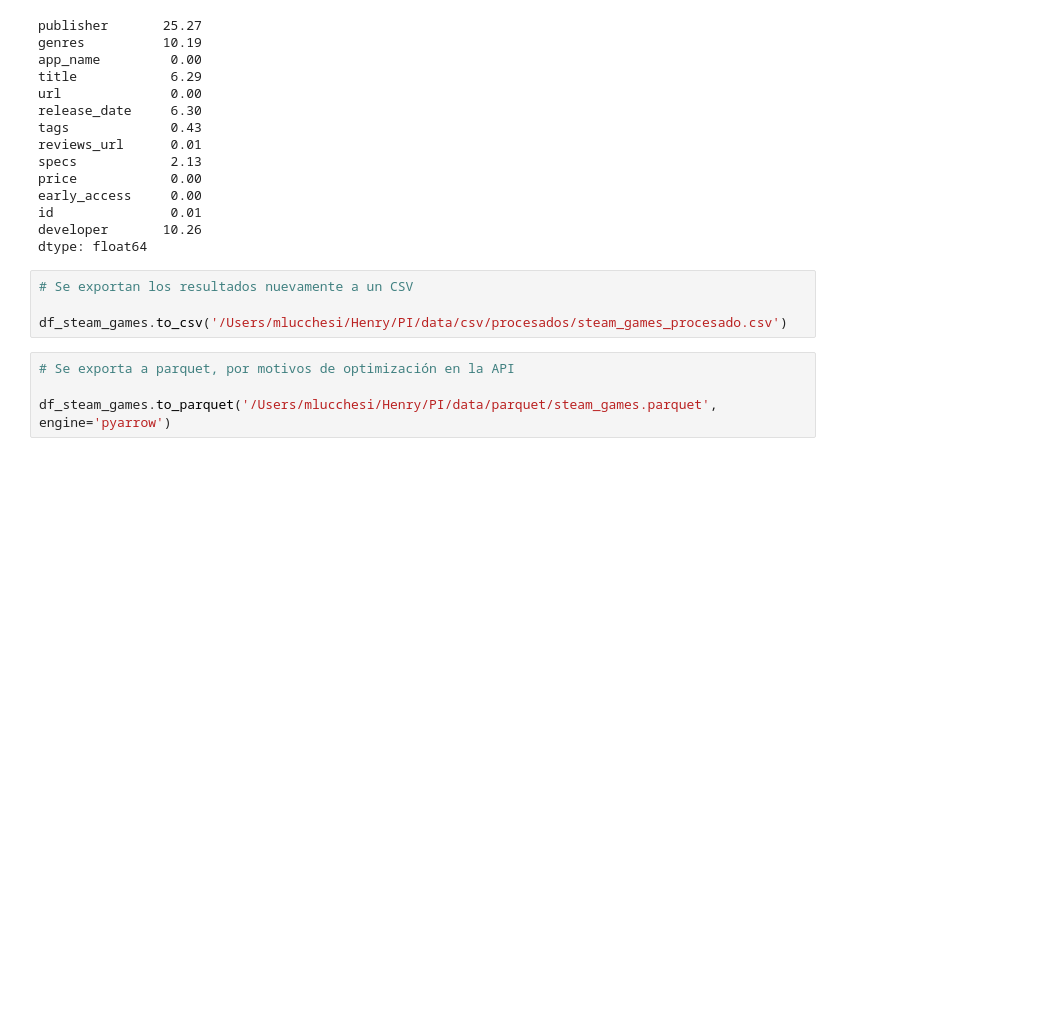
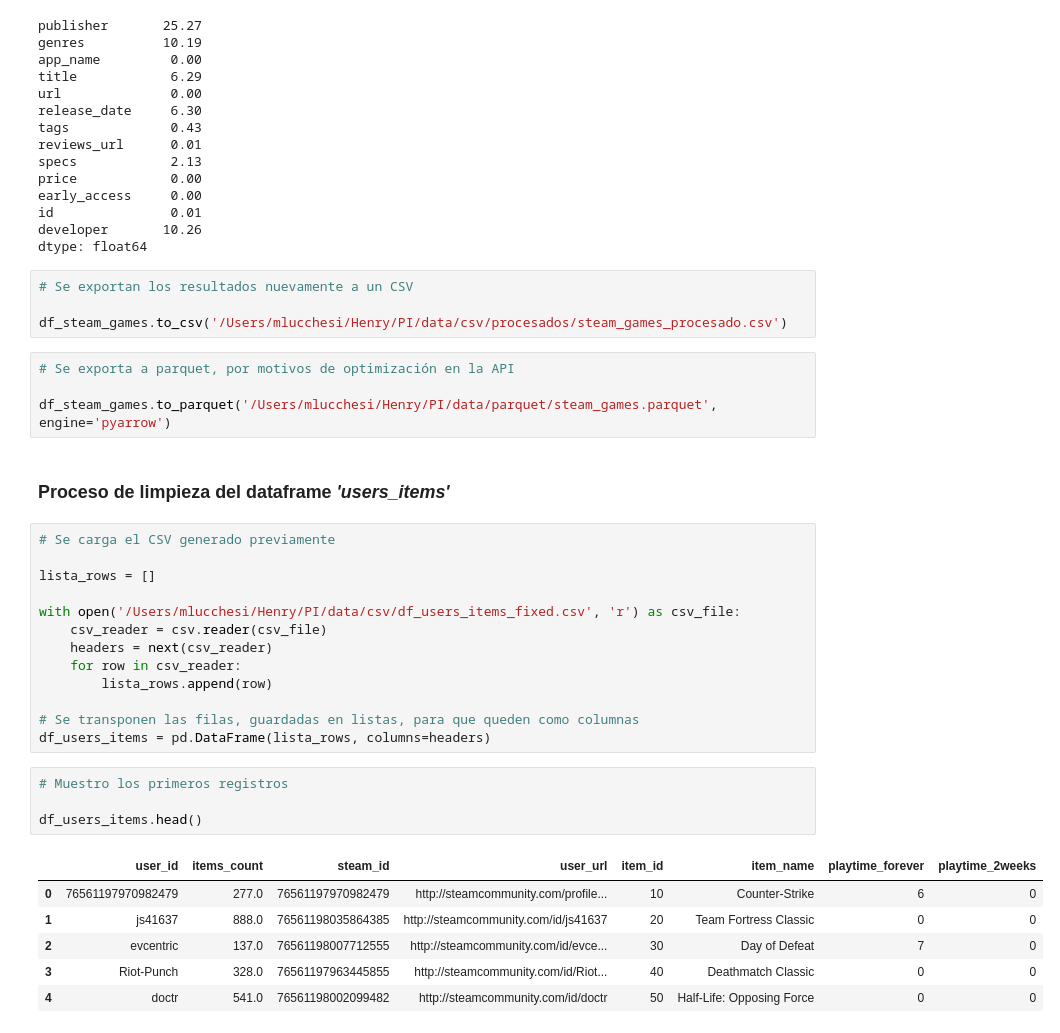
Before and after one commit to maxilucchesi/PI-MLOps, a Jupyter notebook: ProcesoETL.ipynb, the cells around one changed output. Cells and saved outputs as stored; diff of their text form; blank space fills up the shorter version.

```diff
--- a/ProcesoETL.ipynb
+++ b/ProcesoETL.ipynb
@@ -307,3 +307,29 @@ df_steam_games.to_csv('/Users/mlucchesi/Henry/PI/data/csv/procesados/steam_games
 # Se exporta a parquet, por motivos de optimización en la API
 
 df_steam_games.to_parquet('/Users/mlucchesi/Henry/PI/data/parquet/steam_games.parquet', engine='pyarrow')
+# %% [markdown]
+### Proceso de limpieza del dataframe _'users_items'_
+# %%
+# Se carga el CSV generado previamente
+
+lista_rows = []
+
+with open('/Users/mlucchesi/Henry/PI/data/csv/df_users_items_fixed.csv', 'r') as csv_file:
+    csv_reader = csv.reader(csv_file)
+    headers = next(csv_reader)
+    for row in csv_reader:
+        lista_rows.append(row)
+
+# Se transponen las filas, guardadas en listas, para que queden como columnas
+df_users_items = pd.DataFrame(lista_rows, columns=headers)
+# %%
+# Muestro los primeros registros
+
+df_users_items.head()
+# %% [output]
+|  | user_id | items_count | steam_id | user_url | item_id | item_name | playtime_forever | playtime_2weeks |
+| 0 | 76561197970982479 | 277.0 | 76561197970982479 | http://steamcommunity.com/profile... | 10 | Counter-Strike | 6 | 0 |
+| 1 | js41637 | 888.0 | 76561198035864385 | http://steamcommunity.com/id/js41637 | 20 | Team Fortress Classic | 0 | 0 |
+| 2 | evcentric | 137.0 | 76561198007712555 | http://steamcommunity.com/id/evce... | 30 | Day of Defeat | 7 | 0 |
+| 3 | Riot-Punch | 328.0 | 76561197963445855 | http://steamcommunity.com/id/Riot... | 40 | Deathmatch Classic | 0 | 0 |
+| 4 | doctr | 541.0 | 76561198002099482 | http://steamcommunity.com/id/doctr | 50 | Half-Life: Opposing Force | 0 | 0 |
```
Also changed, not shown: parts of 11 cells of this notebook, 1 other file.
